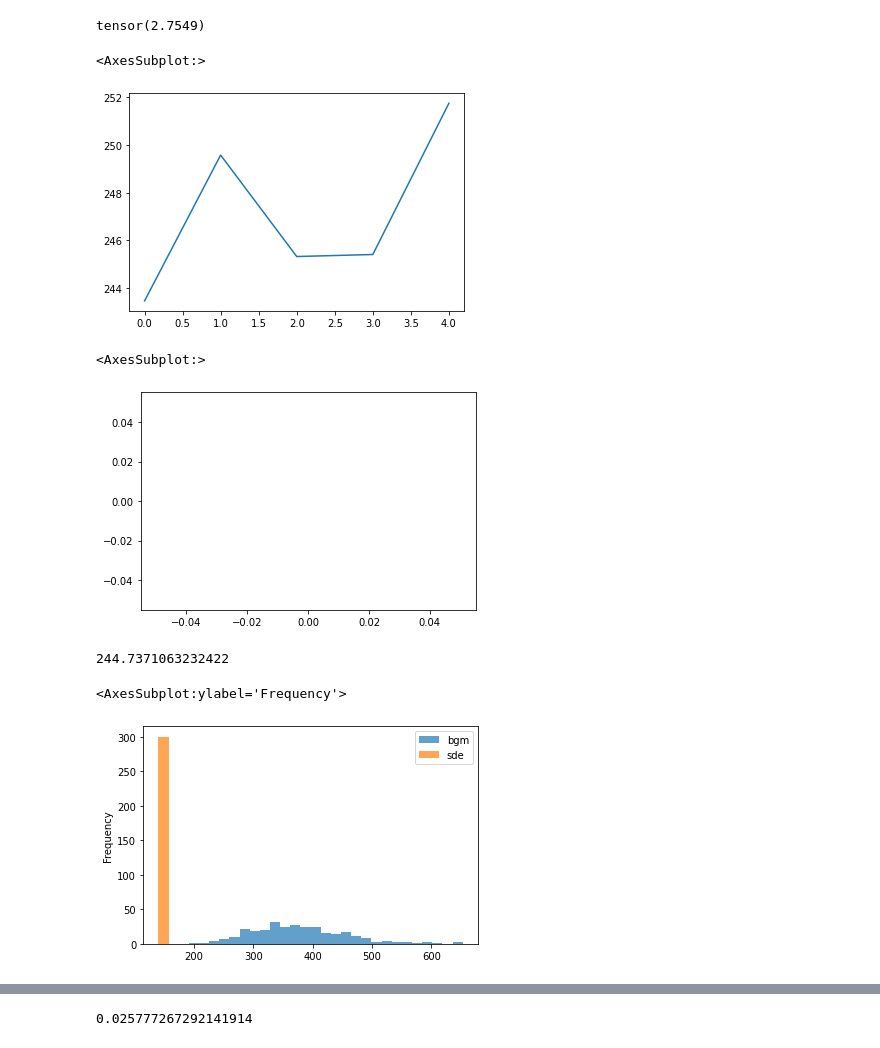
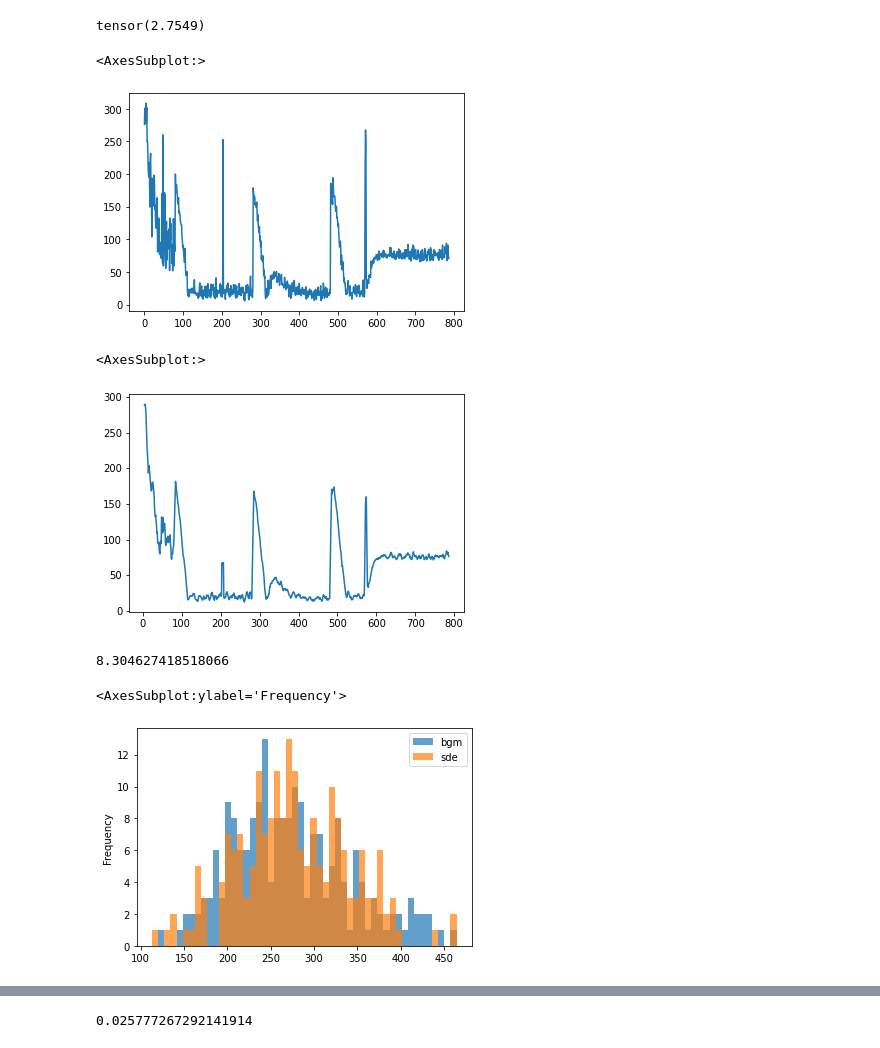
Before and after one commit to gflan/neural-pricing, a Jupyter notebook: ancufi/neural_options.ipynb, the cells around one changed output, grey strips where cells are left out. Drawn from its saved outputs; the diff is of its cells as text; code cells hidden in the pictures.

```diff
--- a/ancufi/neural_options.ipynb
+++ b/ancufi/neural_options.ipynb
@@ -39,17 +39,16 @@ class MLP(torch.nn.Module):
     def __init__(self, in_size, out_size, mlp_size, num_layers, tanh):
         super().__init__()
 
+        activation = lambda : torch.nn.Tanh() if tanh else torch.nn.LeakyReLU(0.01)
         model = [
             torch.nn.Linear(in_size, mlp_size),
-            torch.nn.LeakyReLU(0.01),
-#             torch.nn.Tanh()
+            activation()
         ]
         for _ in range(num_layers - 1):
             model.append(torch.nn.Linear(mlp_size, mlp_size))
-            model.append(torch.nn.Tanh())
+            model.append(activation())
         model.append(torch.nn.Linear(mlp_size, out_size))
-        if tanh:
-            model.append(torch.nn.Tanh())
+
         self._model = torch.nn.Sequential(*model)
 
     def forward(self, x):
@@ -191,21 +190,29 @@ emd(ys[-1,:,0], ys_bgm[-1,:,0])
 tensor(2.7549)
 # %%
 torchsde.sdeint?
+# %%
+try:
+    sde.load_state_dict(torch.load("./state"))
+    best_st = pd.read_csv("best_st.csv", index_col=[0]).iloc[:,0].values.tolist()
+    best_rt = pd.read_csv("best_rt.csv", index_col=[0]).iloc[:,0].values.tolist()
+    losses = pd.read_csv("losses.csv", index_col=[0]).iloc[:,0].values.tolist()
+except:
+    print("Starting from zero!")
 # %%
-steps = 500
+steps = 300
 ts = torch.linspace(0, 1, 2)
 batch_size = 200
 
-a, b = .5, .2 # µ y σ del BGM
-sde = SDE(state_size=state_size, batch_size=batch_size, mlp_size=100, num_layers=3, tanh=True).to(device)
+a, b = 1, .25 # µ y σ del BGM
+sde = SDE(state_size=state_size, batch_size=batch_size, mlp_size=50, num_layers=3, tanh=True).to(device)
 gbm = BGM_SDE(mu=a, sigma=b).to(device)
-opt = torch.optim.SGD(sde.parameters(), lr=0.1, momentum=0.9)
+opt = torch.optim.Adam(sde.parameters(), lr=0.1)
 
-losses = []
+# losses = []
 best_st = best_rt =  None
 best_loss = np.inf
 
-y0 = torch.full((batch_size, state_size), 140)
+y0 = torch.full((batch_size, state_size), 100)
 
 trange = tqdm.tqdm(range(steps))
 for step in trange:
@@ -213,7 +220,6 @@ for step in trange:
     opt.zero_grad()
 
     #y0 = 10*torch.randn(batch_size, state_size, device=device) + 140
-
 
     # generar traza del GBM
     bm = torchsde.BrownianInterval(t0=0, t1=1, size=(batch_size, state_size), device=device)
@@ -240,23 +251,23 @@ for step in trange:
 pd.Series(losses).plot()
 # %% [output]
 <AxesSubplot:>
-[figure, old version]
+[figure, new version]
 # %%
-pd.Series(losses).rolling(15).mean().plot()
+pd.Series(losses).rolling(5).mean().plot()
 # %% [output]
 <AxesSubplot:>
-[figure, old version]
+[figure, new version]
 # %%
 best_loss
 # %% [output]
-244.7371063232422
+8.304627418518066
 # %%
 pd.DataFrame(
     {
         "bgm": best_st,
         "sde": best_rt
     }
-).plot.hist(alpha=0.7, bins=30)
+).plot.hist(alpha=0.7, bins=50)
 # %% [output]
 <AxesSubplot:ylabel='Frequency'>
-[figure, old version]
+[figure, new version]
```
Also changed, not shown: parts of 6 cells of this notebook, 4 other files.
